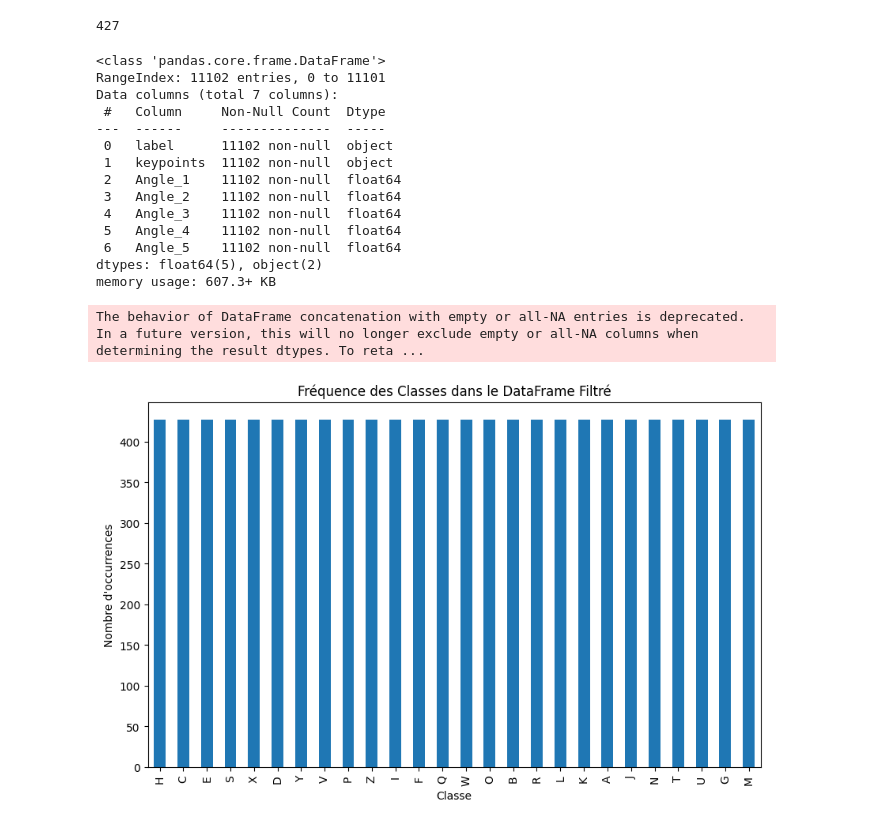
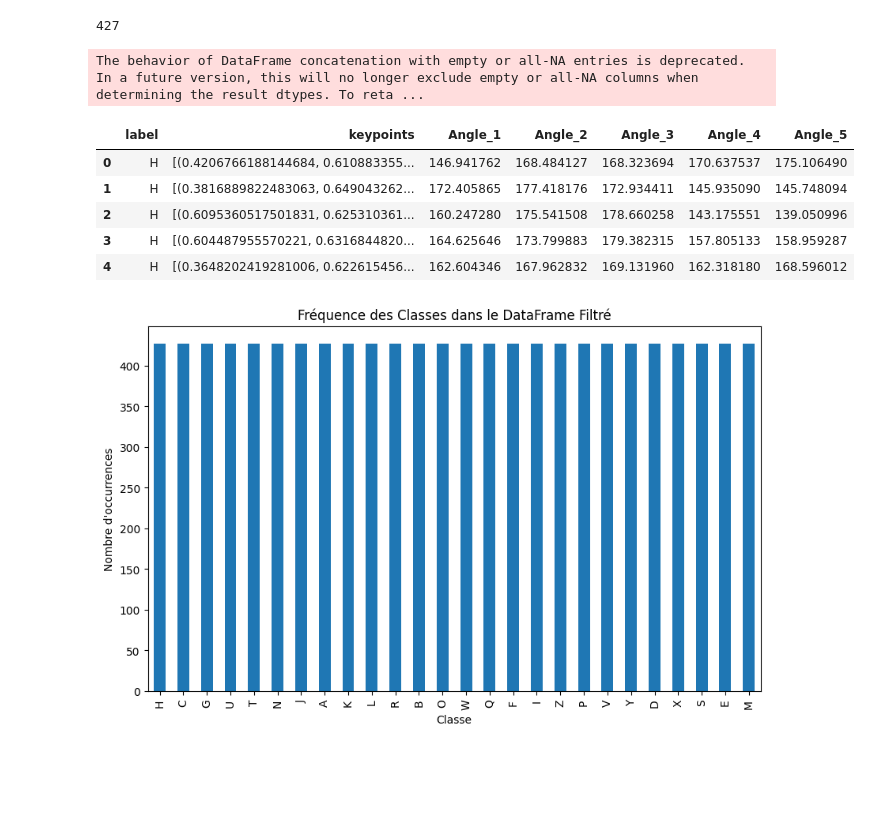
Before and after one commit to Youliix/asl_web_app, a Jupyter notebook: app/static/src/model/model_transition.ipynb, the cells around one changed output. Drawn from its saved outputs; the diff is of its cells as text; code cells hidden in the pictures; blank space fills up the shorter version.

```diff
--- a/app/static/src/model/model_transition.ipynb
+++ b/app/static/src/model/model_transition.ipynb
@@ -135,24 +118,17 @@ for classe in classes_to_keep:
     if len(df_classe) > seuil_haut:
         df_classe = df_classe.head(seuil_haut)
     df_filtered = pd.concat([df_filtered, df_classe], ignore_index=True)
-
-df_filtered.info()
 # %% [output]
-<class 'pandas.core.frame.DataFrame'>
-RangeIndex: 11102 entries, 0 to 11101
-Data columns (total 7 columns):
- #   Column     Non-Null Count  Dtype
----  ------     --------------  -----
- 0   label      11102 non-null  object
- 1   keypoints  11102 non-null  object
- 2   Angle_1    11102 non-null  float64
- 3   Angle_2    11102 non-null  float64
- 4   Angle_3    11102 non-null  float64
- 5   Angle_4    11102 non-null  float64
- 6   Angle_5    11102 non-null  float64
-dtypes: float64(5), object(2)
-memory usage: 607.3+ KB
+The behavior of DataFrame concatenation with empty or all-NA entries is deprecated. In a future version, this will no longer exclude empty or all-NA columns when determining the result dtypes. To reta ...
-The behavior of DataFrame concatenation with empty or all-NA entries is deprecated. In a future version, this will no longer exclude empty or all-NA columns when determining the result dtypes. To reta ...
+# %%
+df_filtered.head()
+# %% [output]
+|  | label | keypoints | Angle_1 | Angle_2 | Angle_3 | Angle_4 | Angle_5 |
+| 0 | H | [(0.4206766188144684, 0.610883355... | 146.941762 | 168.484127 | 168.323694 | 170.637537 | 175.106490 |
+| 1 | H | [(0.3816889822483063, 0.649043262... | 172.405865 | 177.418176 | 172.934411 | 145.935090 | 145.748094 |
+| 2 | H | [(0.6095360517501831, 0.625310361... | 160.247280 | 175.541508 | 178.660258 | 143.175551 | 139.050996 |
+| 3 | H | [(0.604487955570221, 0.6316844820... | 164.625646 | 173.799883 | 179.382315 | 157.805133 | 158.959287 |
+| 4 | H | [(0.3648202419281006, 0.622615456... | 162.604346 | 167.962832 | 169.131960 | 162.318180 | 168.596012 |
 # %%
 class_counts_filtered = df_filtered['label'].value_counts()
 
```
Also changed, not shown: parts of 17 cells of this notebook, 7 other files.
